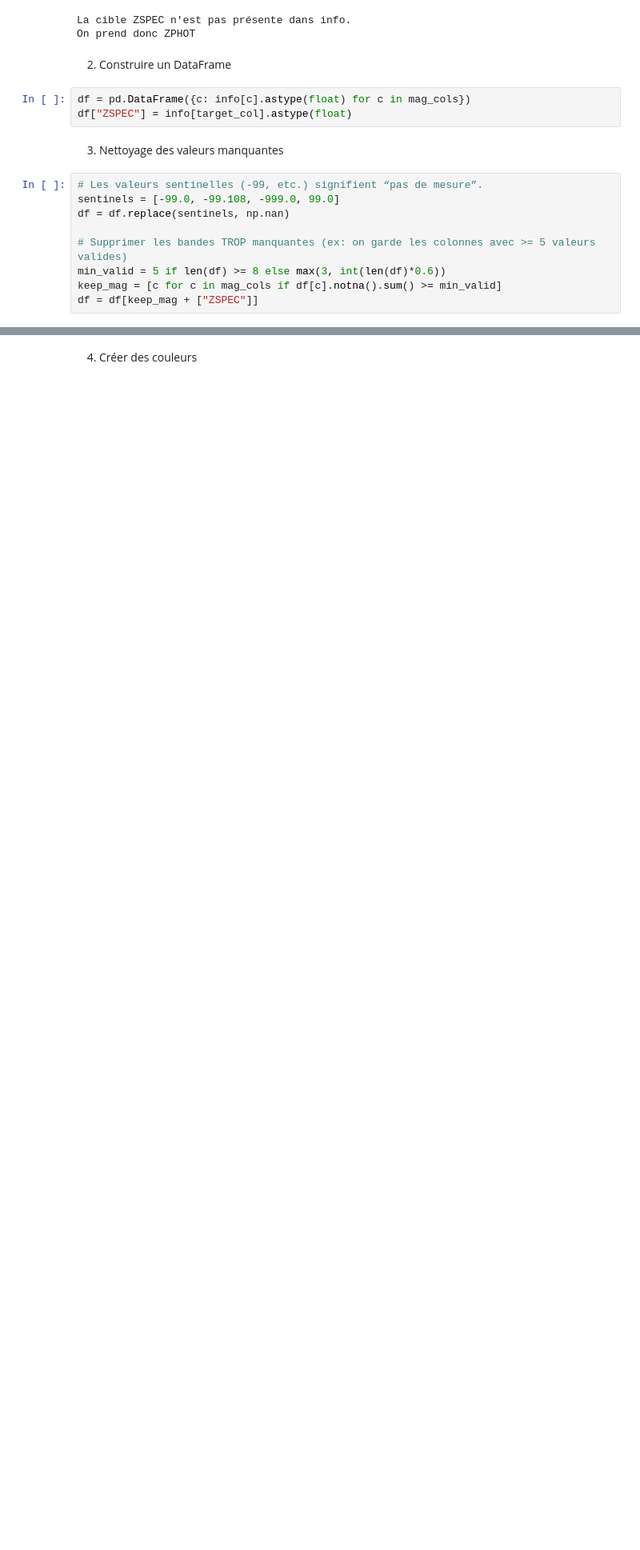
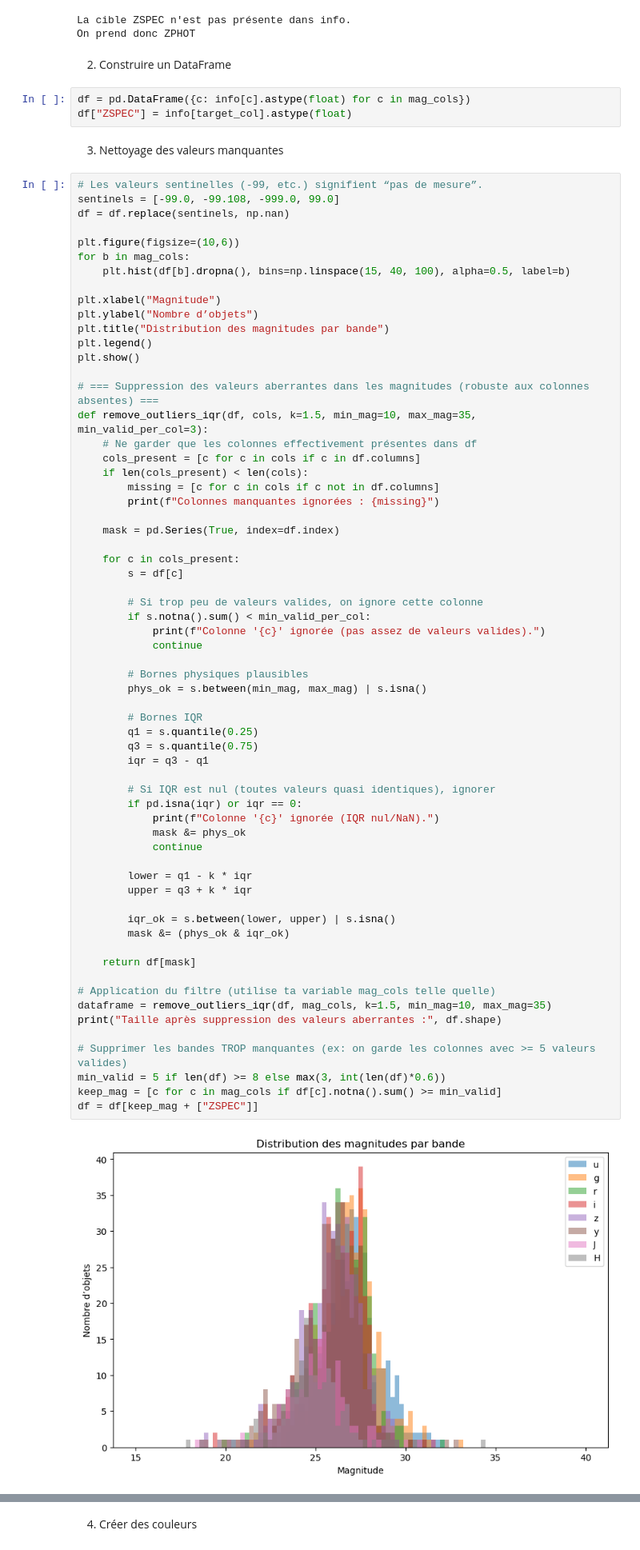
Before and after one commit to Melanie-Gomis/TER, a Jupyter notebook: Regression lineaire multiple.ipynb, the cells around one changed output, grey strips where cells are left out. Shown at 80% size. Cells and saved outputs as stored; diff of their text form; blank space fills up the shorter version.

```diff
--- a/Regression lineaire multiple.ipynb
+++ b/Regression lineaire multiple.ipynb
@@ -66,9 +111,65 @@ df["ZSPEC"] = info[target_col].astype(float)
 # %%
 # Les valeurs sentinelles (-99, etc.) signifient “pas de mesure”.
 sentinels = [-99.0, -99.108, -999.0, 99.0]
 df = df.replace(sentinels, np.nan)
 
+plt.figure(figsize=(10,6))
+for b in mag_cols:
+    plt.hist(df[b].dropna(), bins=np.linspace(15, 40, 100), alpha=0.5, label=b)
+
+plt.xlabel("Magnitude")
+plt.ylabel("Nombre d’objets")
+plt.title("Distribution des magnitudes par bande")
+plt.legend()
+plt.show()
+
+# === Suppression des valeurs aberrantes dans les magnitudes (robuste aux colonnes absentes) ===
+def remove_outliers_iqr(df, cols, k=1.5, min_mag=10, max_mag=35, min_valid_per_col=3):
+    # Ne garder que les colonnes effectivement présentes dans df
+    cols_present = [c for c in cols if c in df.columns]
+    if len(cols_present) < len(cols):
+        missing = [c for c in cols if c not in df.columns]
+        print(f"Colonnes manquantes ignorées : {missing}")
+
+    mask = pd.Series(True, index=df.index)
+
+    for c in cols_present:
+        s = df[c]
+
+        # Si trop peu de valeurs valides, on ignore cette colonne
+        if s.notna().sum() < min_valid_per_col:
+            print(f"Colonne '{c}' ignorée (pas assez de valeurs valides).")
+            continue
+
+        # Bornes physiques plausibles
+        phys_ok = s.between(min_mag, max_mag) | s.isna()
+
+        # Bornes IQR
+        q1 = s.quantile(0.25)
+        q3 = s.quantile(0.75)
+        iqr = q3 - q1
+
+        # Si IQR est nul (toutes valeurs quasi identiques), ignorer
+        if pd.isna(iqr) or iqr == 0:
+            print(f"Colonne '{c}' ignorée (IQR nul/NaN).")
+            mask &= phys_ok
+            continue
+
+        lower = q1 - k * iqr
+        upper = q3 + k * iqr
+
+        iqr_ok = s.between(lower, upper) | s.isna()
+        mask &= (phys_ok & iqr_ok)
+
+    return df[mask]
+
+# Application du filtre (utilise ta variable mag_cols telle quelle)
+dataframe = remove_outliers_iqr(df, mag_cols, k=1.5, min_mag=10, max_mag=35)
+print("Taille après suppression des valeurs aberrantes :", df.shape)
+
 # Supprimer les bandes TROP manquantes (ex: on garde les colonnes avec >= 5 valeurs valides)
 min_valid = 5 if len(df) >= 8 else max(3, int(len(df)*0.6))
 keep_mag = [c for c in mag_cols if df[c].notna().sum() >= min_valid]
 df = df[keep_mag + ["ZSPEC"]]
+# %% [output]
+[figure, added]
```
Also changed, not shown: parts of 10 cells of this notebook.
